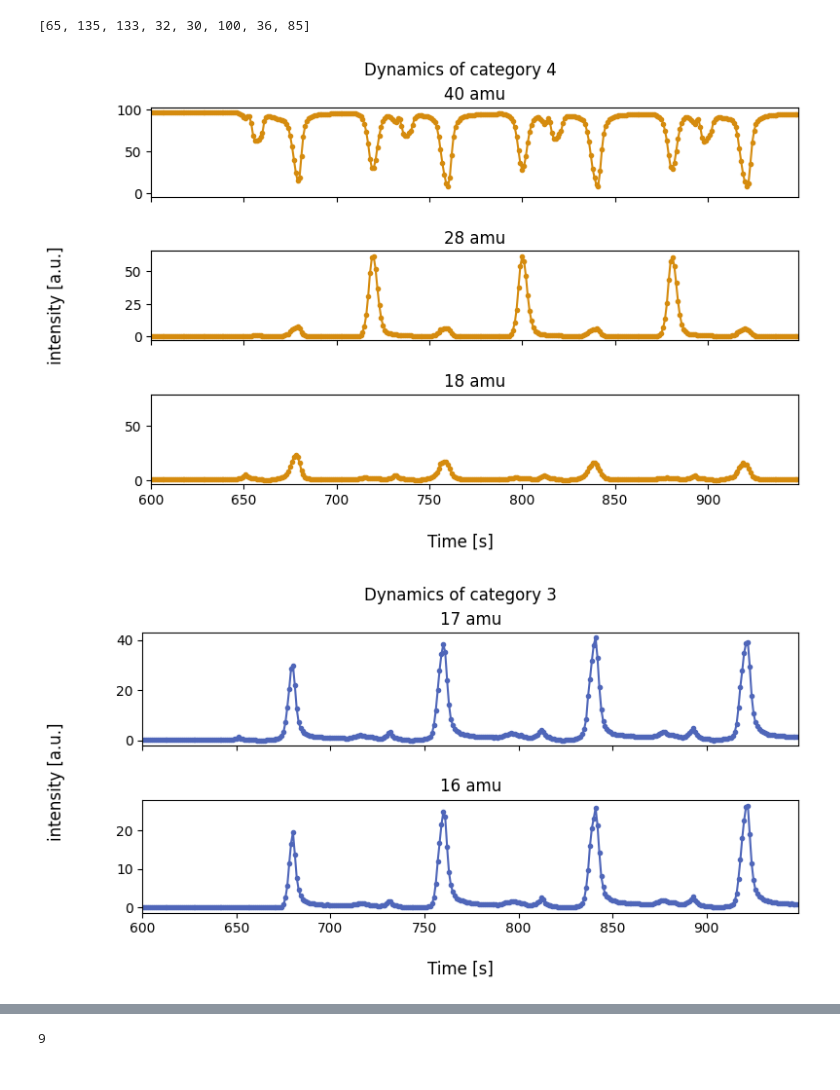
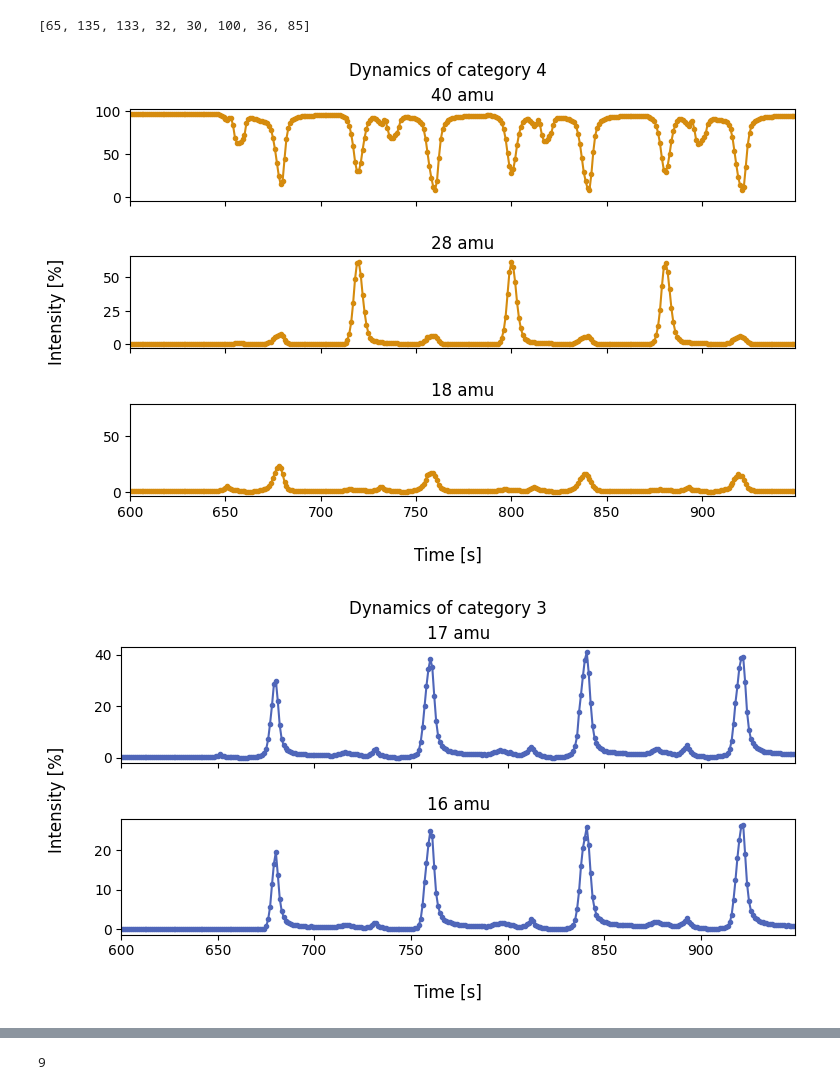
Before and after one commit to 24shiny/TOF_data, a Jupyter notebook: p4_percentage.ipynb, the cells around one changed output, grey strips where cells are left out. Cells and saved outputs as stored; diff of their text form; code cells hidden in the pictures.

```diff
--- a/p4_percentage.ipynb
+++ b/p4_percentage.ipynb
@@ -269,25 +269,25 @@ category_mass[3]
 # %%
 target_index= 0
 category_to_plot = category_mass[target_index]
 fig, axs = plt.subplots(len(category_to_plot), 1, sharex=True, figsize=(8,5))
 fig.tight_layout(pad=3)
 for idx, val in enumerate(category_to_plot):
     axs[idx].plot(df.loc[:,val],'.-',color=cate_colors[target_index])
     # axs[idx].set_xlabel('time [s]')
     axs[idx].set_xlim(600,df.index[-1]//8)
     # axs[idx].set_ylabel('intensity [a.u.]')
     axs[idx].set_title(f'{val} amu') # f'{cate_label[idx]} ({val})'
 
 
 fig.supxlabel('Time [s]', y=-0.005)
-fig.supylabel('intensity [a.u.]', x=-0.03)
+fig.supylabel('Intensity [%]', x=0)
 fig.suptitle(f'Dynamics of category {4-target_index}', y=1)
 # fig.legend(np.arange(1,-2,-1), title='category', bbox_to_anchor=(0.95,0.982), loc='upper left')
 plt.show()
 
 fig.savefig(f'image/dynamics_major_percentage_cate{4-target_index}.png', bbox_inches='tight')
 # %% [output]
-[figure, old version]
+[figure, new version]
 # %%
 target_index= 1
 category_to_plot = category_mass[target_index]
@@ -302,13 +302,13 @@ for idx, val in enumerate(category_to_plot):
 
 
 fig.supxlabel('Time [s]', y=-0.005)
-fig.supylabel('intensity [a.u.]', x=-0.03)
+fig.supylabel('Intensity [%]', x=0)
 fig.suptitle(f'Dynamics of category {4-target_index}', y=1)
 plt.show()
 
 fig.savefig(f'image/dynamics_major_percentage_cate{4-target_index}.png', bbox_inches='tight')
 # %% [output]
-[figure, old version]
+[figure, new version]
 # %%
 target_index= 2
 category_to_plot = category_mass[target_index]
```
Also changed, not shown: parts of 9 cells of this notebook, 9 other files.
